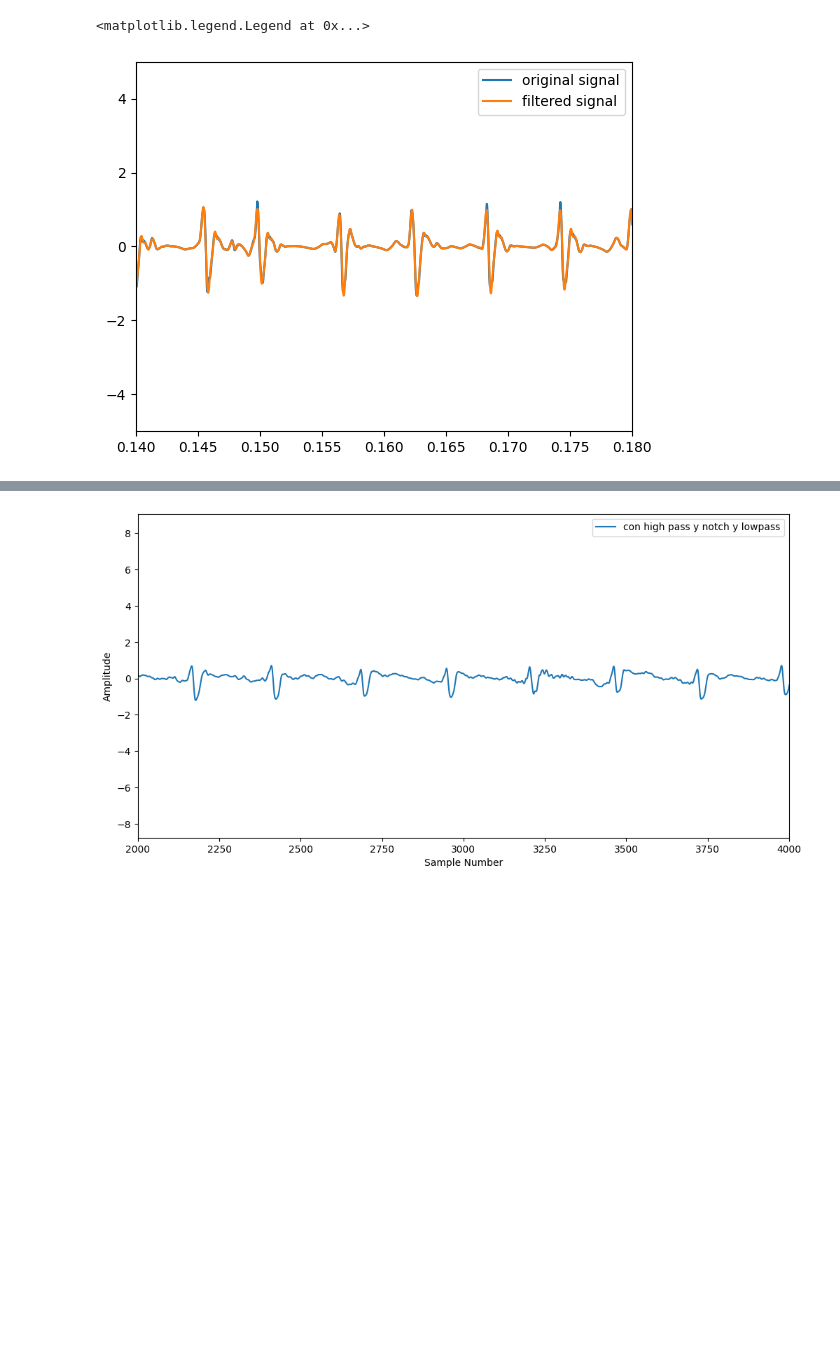
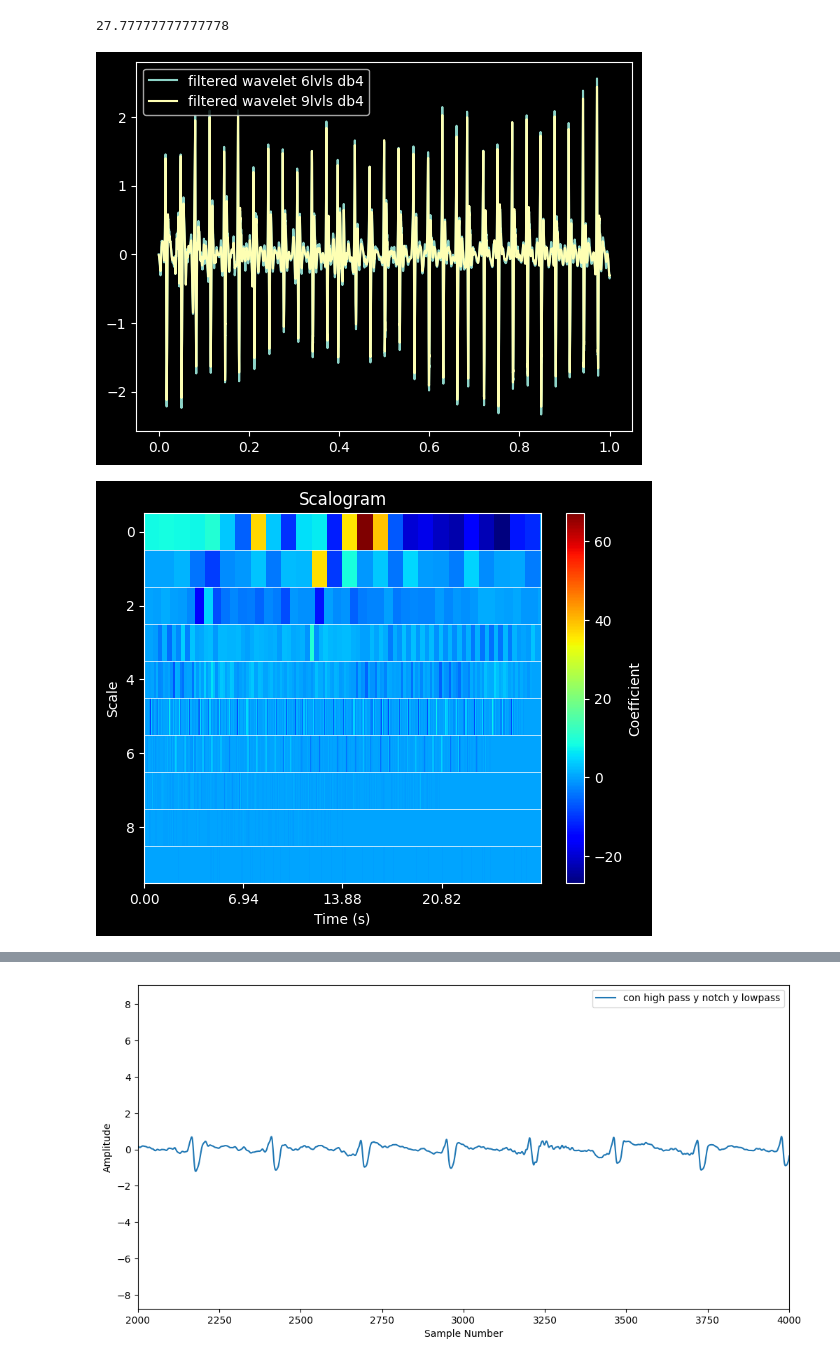
Before and after one commit to JBatRey/tp4assd, a Jupyter notebook: denoise.ipynb, the cells around one changed output, grey strips where cells are left out. Saved outputs shown, nothing was run; the diff lists cells and outputs as text; code cells hidden in the pictures; blank space fills up the shorter version.

```diff
--- a/denoise.ipynb
+++ b/denoise.ipynb
@@ -81,34 +136,35 @@ plt.show()
-# %%
-wavelet = 'db20'
-level = 6
-
-# Perform wavelet decomposition
-sig = filter_signal(ecg_signal, 25)
-coeffs = pywt.wavedec(sig, wavelet, level=level)
-
-for i in range(1,len(coeffs)):
-    t = np.linspace(0, 1, len(coeffs[i]))
-    #plt.plot(t, coeffs[i],label=str(i))
-    #print(len(coeffs[i]))
-
-plt.plot(np.linspace(0, 1, len(sig)), sig, label='original signal')
-
-
-
-new_coeffs = []
-for id, coef in enumerate(coeffs):
-    if id==0 or id==1 or id==2 or id==3:
-        new_coeffs.append(coef)
-    else:
-        new_coeffs.append(np.zeros(len(coef)))
-
-ecg_filtered2 = pywt.waverec(new_coeffs, wavelet)
-
-plt.plot(np.linspace(0, 1, len(ecg_filtered2)), ecg_filtered2, label='filtered signal')
-
-plt.xlim(0.14, 0.18)
-plt.ylim(-5,5)
-plt.legend()
-# %% [output]
-<matplotlib.legend.Legend at 0x...>
-[figure, removed]
+# %%
+
+import matplotlib.pyplot as plt
+
+def normalize_signal(signal):
+    mean_amplitude = np.mean(np.abs(signal))
+    normalized_signal = signal / mean_amplitude
+    return normalized_signal
+
+ecg_signal = ecg_signal[:20000]
+ecg_signal = ecg_signal-mean(ecg_signal)
+ecg_signal = normalize_signal(ecg_signal)
+print(len(ecg_signal)/360)
+x1 = 1000
+x2 = 9000
+
+t = np.linspace(0, 1, x2-x1)
+#plt.plot(t, ecg_signal[x1:x2], label='original')
+plt.plot(t, (wav_filter_lvl6(ecg_signal, 'db4')[x1:x2]), label='filtered wavelet 6lvls db4')
+#plt.plot(t, (wav_filter_lvl6(ecg_signal, 'db20')[x1:x2]), label='filtered wavelet 6lvls db20')
+plt.plot(t, (wav_filter_lvl9(ecg_signal, 'db4')[x1:x2]), label='filtered wavelet 9lvls db4')
+
+
+plt.legend()
+plt.show()
+
+print_scalogram(ecg_signal,9,'db4')
+plt.show()
+
+print_scalogram(ecg_signal,9,'db20')
+plt.show()
+# %% [output]
+27.77777777777778
+[figure, added]
+[figure, added]
```
Also changed, not shown: parts of 13 cells of this notebook, 4 other files.
